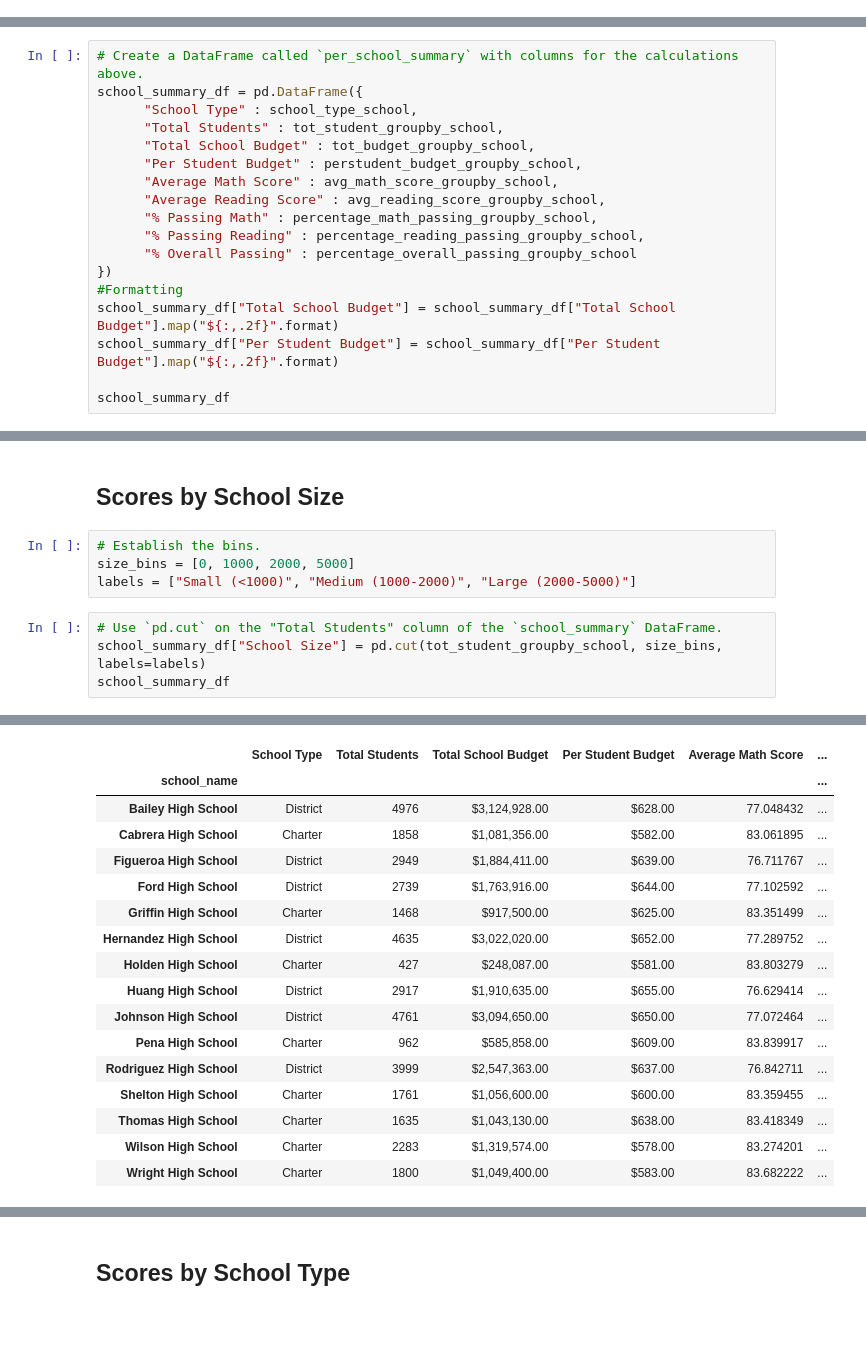
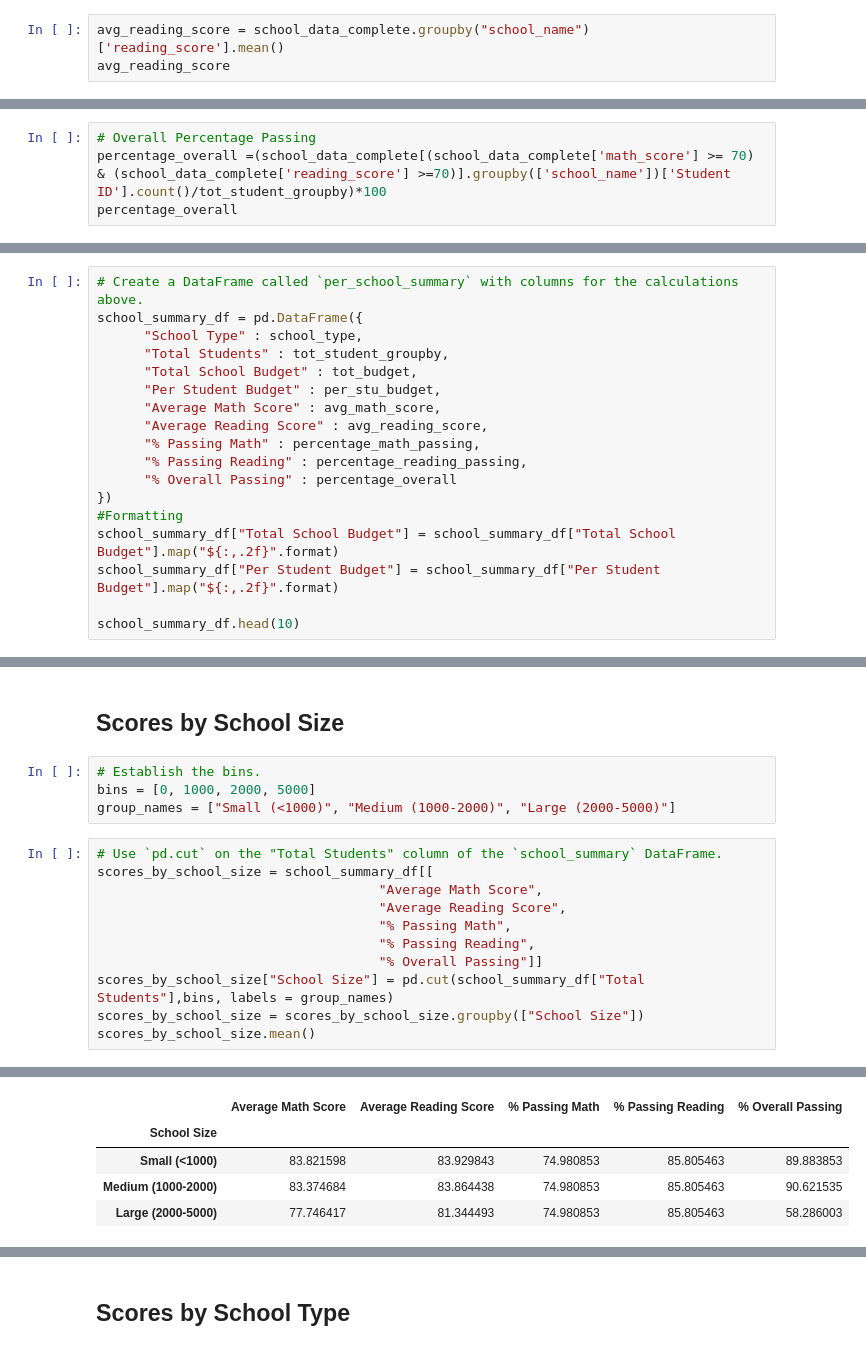
Before and after one commit to cmenegoli/pandas-challenge, a Jupyter notebook: PyCitySchools/PyCitySchools_code.ipynb, the cells around one changed output, grey strips where cells are left out. Cells and saved outputs as stored; diff of their text form; blank space fills up the shorter version.

Commit message:
Update PyCitySchools_code.ipynb
feedback update

```diff
--- a/PyCitySchools/PyCitySchools_code.ipynb
+++ b/PyCitySchools/PyCitySchools_code.ipynb
@@ -171,0 +216,3 @@ Name: reading_score, dtype: float64
+# %%
+avg_reading_score = school_data_complete.groupby("school_name")['reading_score'].mean()
+avg_reading_score
@@ -314,0 +347,4 @@ Name: School ID, dtype: int64
+# %%
+# Overall Percentage Passing
+percentage_overall =(school_data_complete[(school_data_complete['math_score'] >= 70) & (school_data_complete['reading_score'] >=70)].groupby(['school_name'])['Student ID'].count()/tot_student_groupby)*100
+percentage_overall
@@ -315,21 +369,21 @@ Name: School ID, dtype: int64
 # %%
 # Create a DataFrame called `per_school_summary` with columns for the calculations above.
 school_summary_df = pd.DataFrame({
-      "School Type" : school_type_school,
-      "Total Students" : tot_student_groupby_school,
-      "Total School Budget" : tot_budget_groupby_school,
-      "Per Student Budget" : perstudent_budget_groupby_school,
-      "Average Math Score" : avg_math_score_groupby_school,
-      "Average Reading Score" : avg_reading_score_groupby_school,
-      "% Passing Math" : percentage_math_passing_groupby_school,
-      "% Passing Reading" : percentage_reading_passing_groupby_school,
-      "% Overall Passing" : percentage_overall_passing_groupby_school
+      "School Type" : school_type,
+      "Total Students" : tot_student_groupby,
+      "Total School Budget" : tot_budget,
+      "Per Student Budget" : per_stu_budget,
+      "Average Math Score" : avg_math_score,
+      "Average Reading Score" : avg_reading_score,
+      "% Passing Math" : percentage_math_passing,
+      "% Passing Reading" : percentage_reading_passing,
+      "% Overall Passing" : percentage_overall
 })
 #Formatting
 school_summary_df["Total School Budget"] = school_summary_df["Total School Budget"].map("${:,.2f}".format)
 school_summary_df["Per Student Budget"] = school_summary_df["Per Student Budget"].map("${:,.2f}".format)
 
-school_summary_df
+school_summary_df.head(10)
 # %% [output]
 |  | School Type | Total Students | Total School Budget | Per Student Budget | Average Math Score | ... |
 | school_name |  |  |  |  |  | ... |
@@ -518,10 +554,17 @@ Scores_by_school_spending
 ## Scores by School Size
 # %%
 # Establish the bins.
-size_bins = [0, 1000, 2000, 5000]
-labels = ["Small (<1000)", "Medium (1000-2000)", "Large (2000-5000)"]
+bins = [0, 1000, 2000, 5000]
+group_names = ["Small (<1000)", "Medium (1000-2000)", "Large (2000-5000)"]
 # %%
 # Use `pd.cut` on the "Total Students" column of the `school_summary` DataFrame.
-school_summary_df["School Size"] = pd.cut(tot_student_groupby_school, size_bins, labels=labels)
-school_summary_df
+scores_by_school_size = school_summary_df[[
+                                    "Average Math Score",
+                                    "Average Reading Score",
+                                    "% Passing Math",
+                                    "% Passing Reading",
+                                    "% Overall Passing"]]
+scores_by_school_size["School Size"] = pd.cut(school_summary_df["Total Students"],bins, labels = group_names)
+scores_by_school_size = scores_by_school_size.groupby(["School Size"])
+scores_by_school_size.mean()
 # %% [output]
@@ -528,17 +576,5 @@ school_summary_df
-|  | School Type | Total Students | Total School Budget | Per Student Budget | Average Math Score | ... |
-| school_name |  |  |  |  |  | ... |
-| Bailey High School | District | 4976 | $3,124,928.00 | $628.00 | 77.048432 | ... |
-| Cabrera High School | Charter | 1858 | $1,081,356.00 | $582.00 | 83.061895 | ... |
-| Figueroa High School | District | 2949 | $1,884,411.00 | $639.00 | 76.711767 | ... |
-| Ford High School | District | 2739 | $1,763,916.00 | $644.00 | 77.102592 | ... |
-| Griffin High School | Charter | 1468 | $917,500.00 | $625.00 | 83.351499 | ... |
-| Hernandez High School | District | 4635 | $3,022,020.00 | $652.00 | 77.289752 | ... |
-| Holden High School | Charter | 427 | $248,087.00 | $581.00 | 83.803279 | ... |
-| Huang High School | District | 2917 | $1,910,635.00 | $655.00 | 76.629414 | ... |
-| Johnson High School | District | 4761 | $3,094,650.00 | $650.00 | 77.072464 | ... |
-| Pena High School | Charter | 962 | $585,858.00 | $609.00 | 83.839917 | ... |
-| Rodriguez High School | District | 3999 | $2,547,363.00 | $637.00 | 76.842711 | ... |
-| Shelton High School | Charter | 1761 | $1,056,600.00 | $600.00 | 83.359455 | ... |
-| Thomas High School | Charter | 1635 | $1,043,130.00 | $638.00 | 83.418349 | ... |
-| Wilson High School | Charter | 2283 | $1,319,574.00 | $578.00 | 83.274201 | ... |
-| Wright High School | Charter | 1800 | $1,049,400.00 | $583.00 | 83.682222 | ... |
+|  | Average Math Score | Average Reading Score | % Passing Math | % Passing Reading | % Overall Passing |
+| School Size |  |  |  |  |  |
+| Small (<1000) | 83.821598 | 83.929843 | 74.980853 | 85.805463 | 89.883853 |
+| Medium (1000-2000) | 83.374684 | 83.864438 | 74.980853 | 85.805463 | 90.621535 |
+| Large (2000-5000) | 77.746417 | 81.344493 | 74.980853 | 85.805463 | 58.286003 |
```
Also changed, not shown: parts of 45 cells of this notebook.
